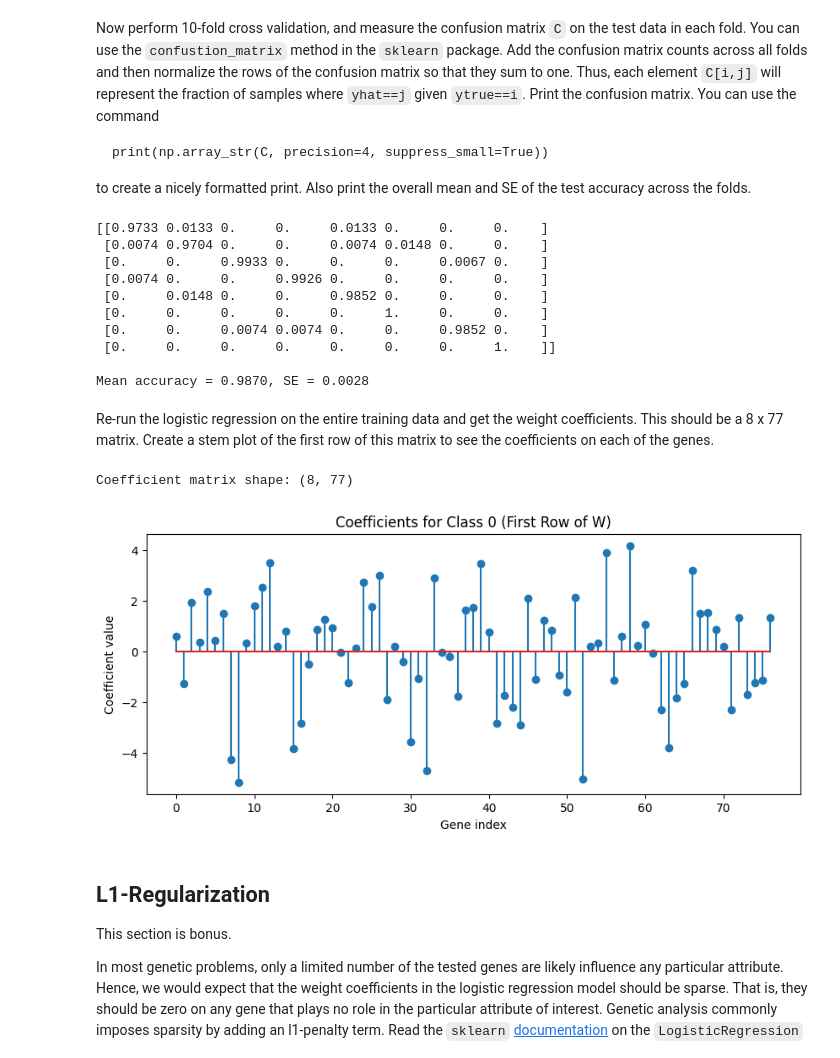
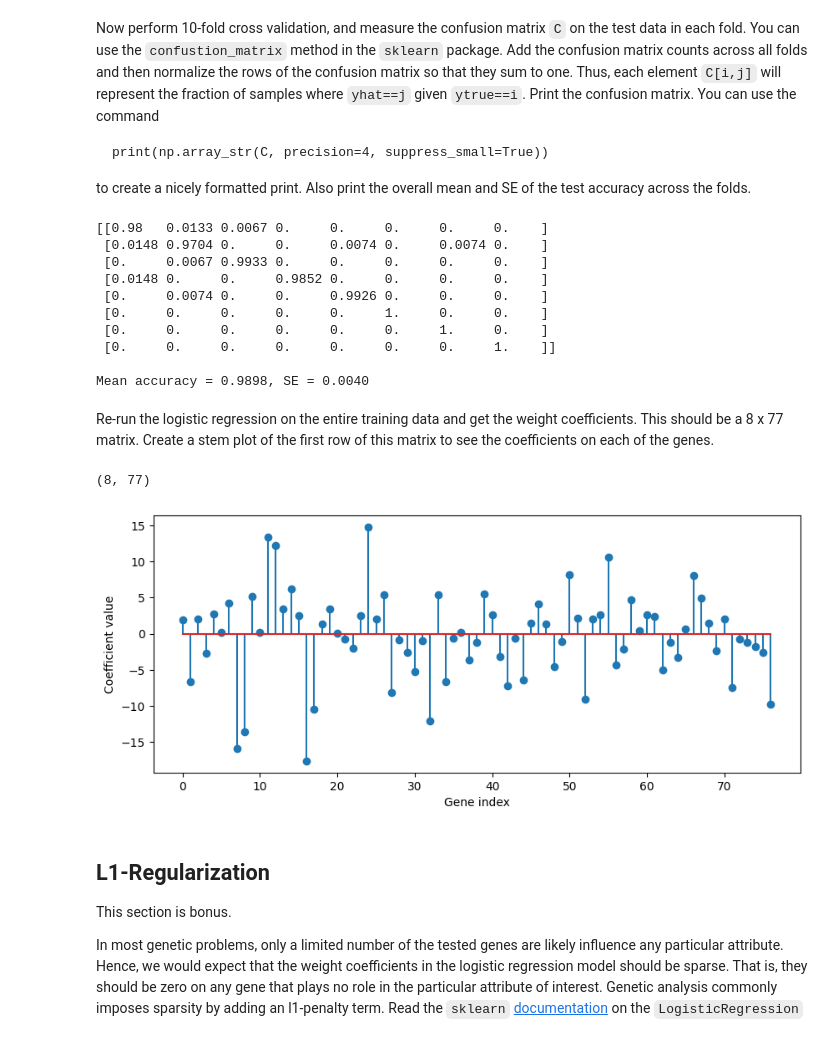
Before and after one commit to IrisLiu07311370/ML, a Jupyter notebook: unit06_logistic/lab_gene_partial.ipynb, the cells around one changed output. Cells and saved outputs as stored; diff of their text form; code cells hidden in the pictures.

```diff
--- a/unit06_logistic/lab_gene_partial.ipynb
+++ b/unit06_logistic/lab_gene_partial.ipynb
@@ -269,7 +269,6 @@ from sklearn.model_selection import KFold
 nfold = 10
 kf = KFold(n_splits=nfold, shuffle=True, random_state=0)
 
-# Initialize accumulators
 C = np.zeros((8, 8))
 acc = np.zeros(nfold)
 
@@ -286,7 +285,7 @@ for i, I in enumerate(kf.split(X)):
     Xts1 = scal.transform(Xts)
 
     # Fit
-    reg = LogisticRegression(C=1e5, solver='lbfgs', max_iter=200) # Removed multi_class='auto' because it's deprecated in newer sklearn versions
+    reg = LogisticRegression(C=1e5, solver='liblinear')
 
     reg.fit(Xtr1, ytr)
 
@@ -304,39 +303,39 @@ acc_mean = np.mean(acc)
 acc_se = np.std(acc) / np.sqrt(nfold - 1)
 print(f"\nMean accuracy = {acc_mean:.4f}, SE = {acc_se:.4f}")
 # %% [output]
-[[0.9733 0.0133 0.     0.     0.0133 0.     0.     0.    ]
- [0.0074 0.9704 0.     0.     0.0074 0.0148 0.     0.    ]
- [0.     0.     0.9933 0.     0.     0.     0.0067 0.    ]
- [0.0074 0.     0.     0.9926 0.     0.     0.     0.    ]
- [0.     0.0148 0.     0.     0.9852 0.     0.     0.    ]
+[[0.98   0.0133 0.0067 0.     0.     0.     0.     0.    ]
+ [0.0148 0.9704 0.     0.     0.0074 0.     0.0074 0.    ]
+ [0.     0.0067 0.9933 0.     0.     0.     0.     0.    ]
+ [0.0148 0.     0.     0.9852 0.     0.     0.     0.    ]
+ [0.     0.0074 0.     0.     0.9926 0.     0.     0.    ]
  [0.     0.     0.     0.     0.     1.     0.     0.    ]
- [0.     0.     0.0074 0.0074 0.     0.     0.9852 0.    ]
+ [0.     0.     0.     0.     0.     0.     1.     0.    ]
  [0.     0.     0.     0.     0.     0.     0.     1.    ]]
 
-Mean accuracy = 0.9870, SE = 0.0028
+Mean accuracy = 0.9898, SE = 0.0040
 # %% [markdown]
 Re-run the logistic regression on the entire training data and get the weight coefficients.  This should be a 8 x 77 matrix.  Create a stem plot of the first row of this matrix to see the coefficients on each of the genes.
 # %%
 # TODO
 
 scal = StandardScaler()
 X1 = scal.fit_transform(X)
 
-reg_full = LogisticRegression(C=1e5, solver='lbfgs', max_iter=200)
+reg_full = LogisticRegression(C=1e5, solver='liblinear')
 reg_full.fit(X1, y)
 
 W = reg_full.coef_
 print(W.shape)
 
 # Stem plot
 plt.figure(figsize=(10, 4))
 plt.stem(W[0])
 plt.xlabel("Gene index")
 plt.ylabel("Coefficient value")
 plt.show()
 # %% [output]
-Coefficient matrix shape: (8, 77)
+(8, 77)
-[figure, old version]
+[figure, new version]
 # %% [markdown]
 ## L1-Regularization
 
```
Also changed, not shown: parts of 1 cell of this notebook.
